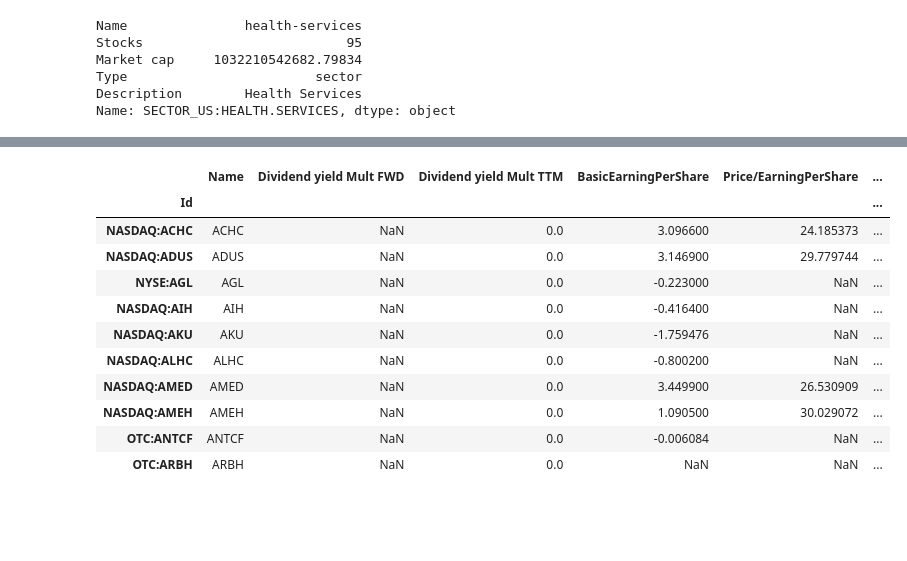
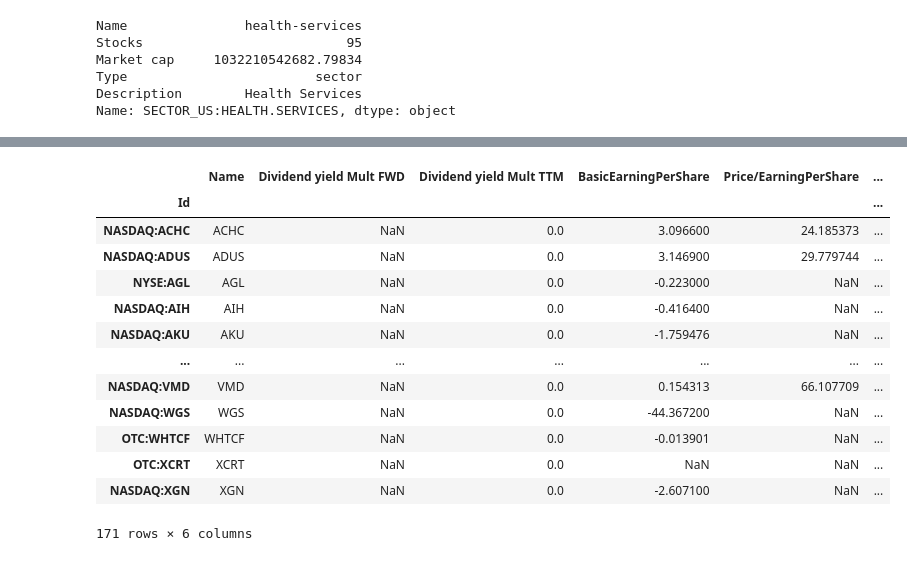
Before and after one commit to NNTrade/Tradingview.com-client, a Jupyter notebook: notebook/client_preview.ipynb, the cells around one changed output, grey strips where cells are left out. Drawn from its saved outputs; the diff is of its cells as text; code cells hidden in the pictures; blank space fills up the shorter version.

```diff
--- a/notebook/client_preview.ipynb
+++ b/notebook/client_preview.ipynb
@@ -89,5 +107,6 @@ Description        Health Services
 Name: SECTOR_US:HEALTH.SERVICES, dtype: object
 # %%
 get_stock_by_series(sector_response.loaded_df.loc["SECTOR_US:HEALTH.SERVICES"],
-                    [Column.el_name, Column.dividends_yield_fwd, Column.dividends_yield_current, Column.earnings_per_share, Column.price_vs_earnings_per_share, Column.price_vs_bookratio]).loaded_df.head(10)
+                                  [Column.el_name, Column.dividends_yield_fwd, Column.dividends_yield_current, Column.earnings_per_share, Column.price_vs_earnings_per_share, Column.price_vs_bookratio],
+                                  ).loaded_df
 # %% [output]
@@ -94,12 +117,14 @@ get_stock_by_series(sector_response.loaded_df.loc["SECTOR_US:HEALTH.SERVICES"],
 |  | Name | Dividend yield Mult FWD | Dividend yield Mult TTM | BasicEarningPerShare | Price/EarningPerShare | ... |
 | Id |  |  |  |  |  | ... |
 | NASDAQ:ACHC | ACHC | NaN | 0.0 | 3.096600 | 24.185373 | ... |
 | NASDAQ:ADUS | ADUS | NaN | 0.0 | 3.146900 | 29.779744 | ... |
 | NYSE:AGL | AGL | NaN | 0.0 | -0.223000 | NaN | ... |
 | NASDAQ:AIH | AIH | NaN | 0.0 | -0.416400 | NaN | ... |
 | NASDAQ:AKU | AKU | NaN | 0.0 | -1.759476 | NaN | ... |
-| NASDAQ:ALHC | ALHC | NaN | 0.0 | -0.800200 | NaN | ... |
-| NASDAQ:AMED | AMED | NaN | 0.0 | 3.449900 | 26.530909 | ... |
-| NASDAQ:AMEH | AMEH | NaN | 0.0 | 1.090500 | 30.029072 | ... |
-| OTC:ANTCF | ANTCF | NaN | 0.0 | -0.006084 | NaN | ... |
-| OTC:ARBH | ARBH | NaN | 0.0 | NaN | NaN | ... |
+| ... | ... | ... | ... | ... | ... | ... |
+| NASDAQ:VMD | VMD | NaN | 0.0 | 0.154313 | 66.107709 | ... |
+| NASDAQ:WGS | WGS | NaN | 0.0 | -44.367200 | NaN | ... |
+| OTC:WHTCF | WHTCF | NaN | 0.0 | -0.013901 | NaN | ... |
+| OTC:XCRT | XCRT | NaN | 0.0 | NaN | NaN | ... |
+| NASDAQ:XGN | XGN | NaN | 0.0 | -2.607100 | NaN | ... |
+171 rows × 6 columns
```
Also changed, not shown: parts of 4 cells of this notebook, 2 other files.
